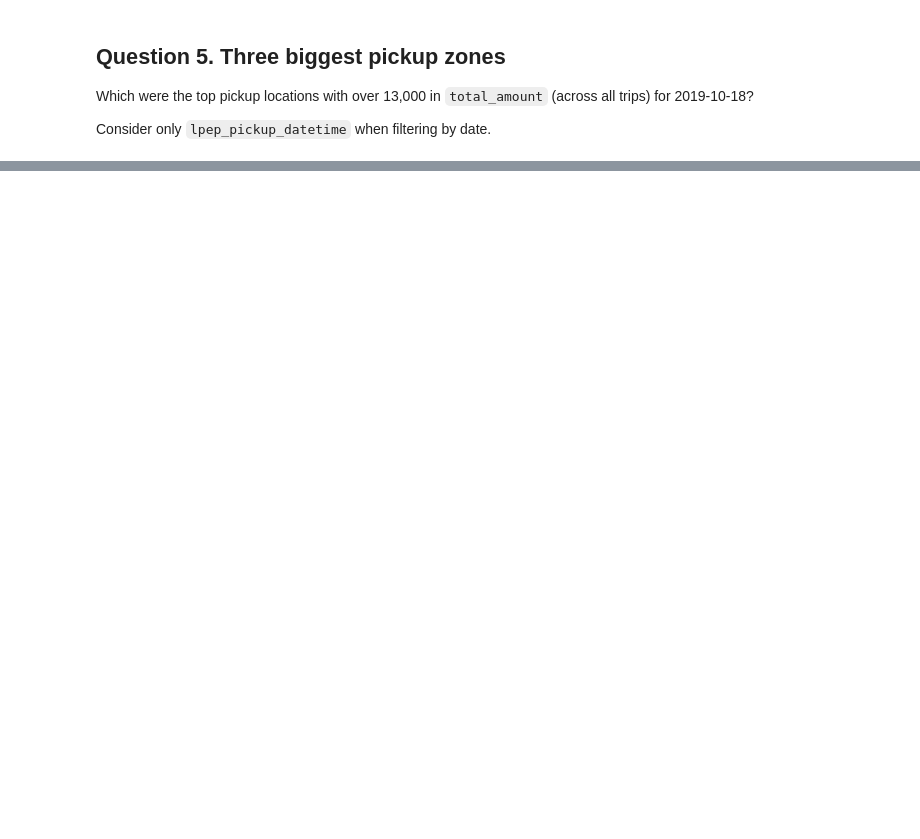
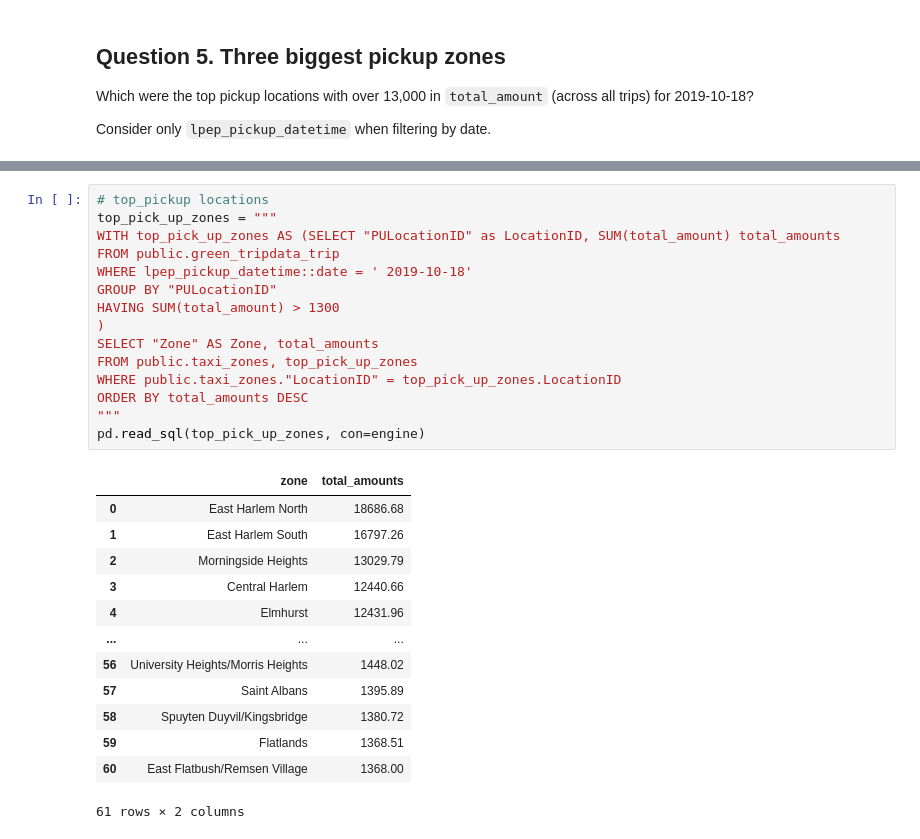
Before and after one commit to ChristopherOloo/DE-Zoomcamp-Lab, a Jupyter notebook: 1_2_Docker/homework-1.ipynb, the cells around one changed output, grey strips where cells are left out. Drawn from its saved outputs; the diff is of its cells as text; blank space fills up the shorter version.

```diff
--- a/1_2_Docker/pg-test-connection.ipynb
+++ b/1_2_Docker/homework-1.ipynb
@@ -166,3 +230,32 @@ Consider only `lpep_pickup_datetime` when filtering by date.
+# %%
+# top_pickup locations
+top_pick_up_zones = """
+WITH top_pick_up_zones AS (SELECT "PULocationID" as LocationID, SUM(total_amount) total_amounts
+FROM public.green_tripdata_trip
+WHERE lpep_pickup_datetime::date = ' 2019-10-18'
+GROUP BY "PULocationID"
+HAVING SUM(total_amount) > 1300
+)
+SELECT "Zone" AS Zone, total_amounts
+FROM public.taxi_zones, top_pick_up_zones
+WHERE public.taxi_zones."LocationID" = top_pick_up_zones.LocationID
+ORDER BY total_amounts DESC
+"""
+pd.read_sql(top_pick_up_zones, con=engine)
+# %% [output]
+|  | zone | total_amounts |
+| 0 | East Harlem North | 18686.68 |
+| 1 | East Harlem South | 16797.26 |
+| 2 | Morningside Heights | 13029.79 |
+| 3 | Central Harlem | 12440.66 |
+| 4 | Elmhurst | 12431.96 |
+| ... | ... | ... |
+| 56 | University Heights/Morris Heights | 1448.02 |
+| 57 | Saint Albans | 1395.89 |
+| 58 | Spuyten Duyvil/Kingsbridge | 1380.72 |
+| 59 | Flatlands | 1368.51 |
+| 60 | East Flatbush/Remsen Village | 1368.00 |
+61 rows × 2 columns
 # %% [markdown]
 ## Question 6. Largest tip
 
```
Also changed, not shown: parts of 17 cells of this notebook, 3 other files.
